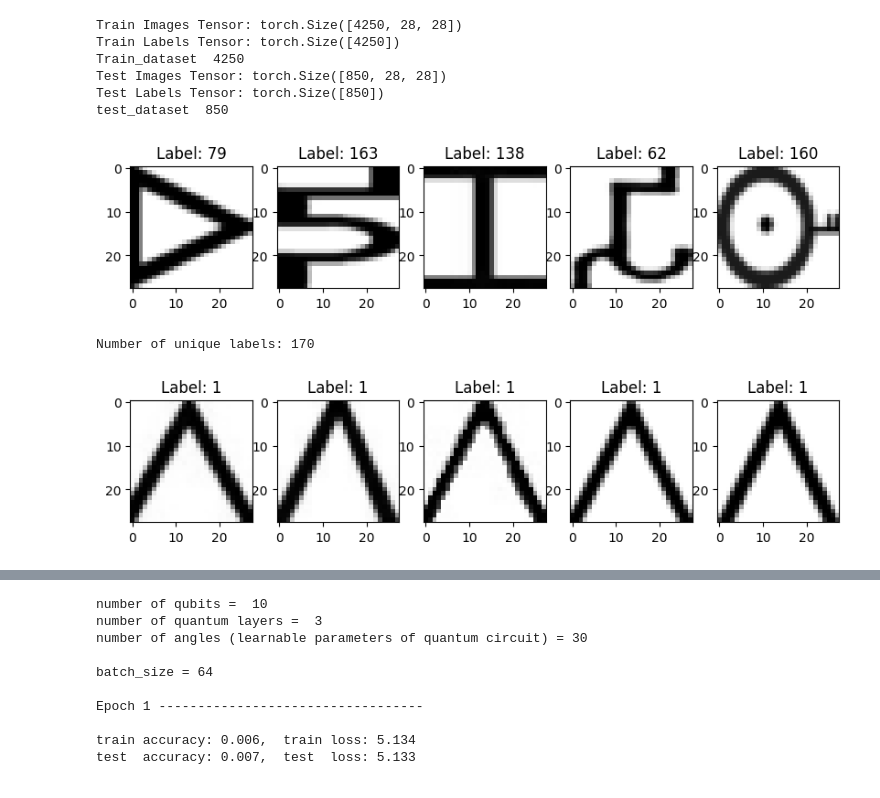
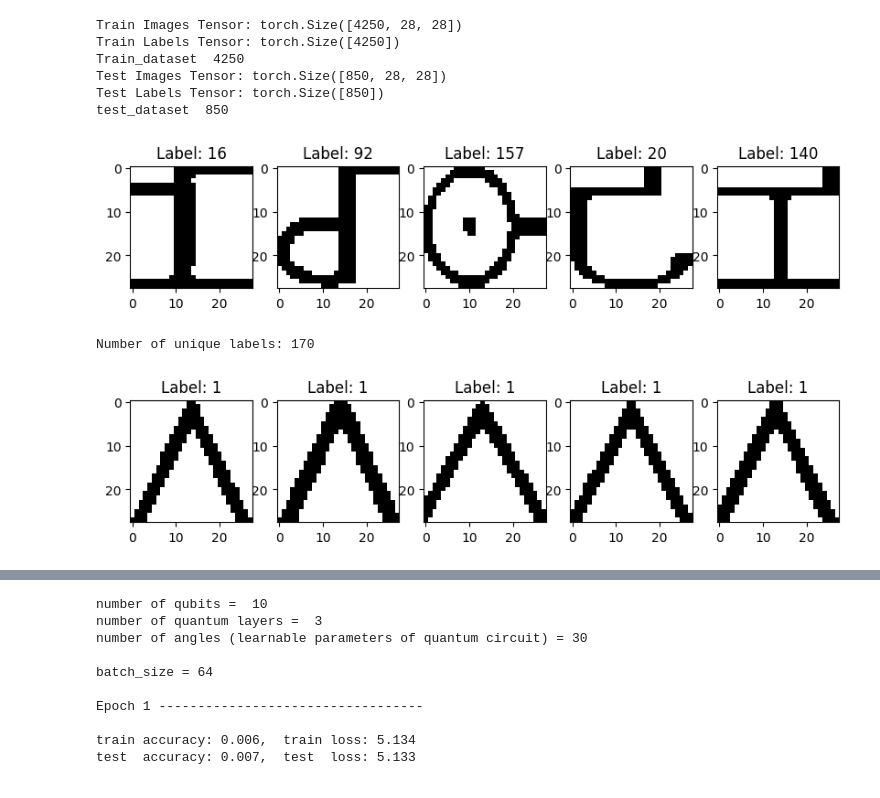
Before and after one commit to ashishar/q_character, a Jupyter notebook: Brahmi_with_qnn_and_bayesian.ipynb, the cells around one changed output, grey strips where cells are left out. Cells and saved outputs as stored; diff of their text form; code cells hidden in the pictures.

```diff
--- a/Brahmi_with_qnn_and_bayesian.ipynb
+++ b/Brahmi_with_qnn_and_bayesian.ipynb
@@ -438,6 +105,7 @@ replace /content/data/Text/1.jpg? [y]es, [n]o, [A]ll, [N]one, [r]ename:
 import torch
 from torchvision import datasets, transforms
 from torch.utils.data import DataLoader, TensorDataset
+import torch.nn.functional as F
 
 
 # Step 1: Define the transforms for the training and testing data
@@ -455,6 +123,9 @@ test_transforms = transforms.Compose([
     transforms.ToTensor(),
     transforms.Normalize([0.485, 0.456, 0.406], [0.229, 0.224, 0.225])
 ])
+
+def one_hot_encode(labels, num_classes):
+    return F.one_hot(labels, num_classes).float()
 
 # Step 2: Load the datasets using ImageFolder
 train_dataset = datasets.ImageFolder(root='/content/data/train', transform=train_transforms)
@@ -483,8 +154,18 @@ if train_images_tensor.is_cuda:
 train_images = (train_images_tensor * weights).sum(dim=1, keepdim=True)
 train_images=  train_images.squeeze(1)
 
+# Binarize the images
+train_images = (train_images > 0).float()
+
+num_classes = 170
+
+# one hot encoding
+train_labels_one = one_hot_encode(train_labels, num_classes)
+
+
 # Create a train in TensorDataset
-train_dataset = TensorDataset(train_images, train_labels)
+#train_dataset = TensorDataset(train_images, train_labels)
+train_dataset = TensorDataset(train_images, train_labels_one)
 
 # Check the shape of the output
 # Check the shapes
@@ -508,14 +189,21 @@ test_labels = torch.tensor(test_labels)  # Converts label list to tensor
 # Convert RGB to grayscale
 test_images = (test_images_tensor * weights).sum(dim=1, keepdim=True)
 test_images =  test_images.squeeze(1)
+#binarize
+test_images = (test_images > 0).float()
 
 # Check the shape of the output
 # Check the shapes
 print(f"Test Images Tensor: {test_images.shape}")  # Expected: [num_samples, channels, height, width]
 print(f"Test Labels Tensor: {test_labels.shape}")  # Expected: [num_samples] # Should be [850, 28,28]
 
+# one hot encoding
+test_labels_one = one_hot_encode(test_labels, num_classes)
+
 # Create a TensorDataset
-test_dataset = TensorDataset(test_images, test_labels)
+#test_dataset = TensorDataset(test_images, test_labels)
+test_dataset = TensorDataset(test_images, test_labels_one)
+
 print("test_dataset ",len(test_dataset))
 
 # # Example: Iterate over the train_loader
@@ -540,19 +228,20 @@ test_dataset  850
 # %%
 import matplotlib.pyplot as plt
 
 # Plotting function
 def plot_images(images, labels, num_images=5):
   fig, axes = plt.subplots(1, num_images, figsize=(10, 2))
   for i, ax in enumerate(axes):
     ax.imshow(images[i], cmap='gray')
-    ax.set_title(f'Label: {labels[i]}')
+    ax.set_title(f'Label: {labels[i].nonzero(as_tuple=True)[0].item()}')
     ax.axis('on')
+    #print("label ", labels[i] )
   plt.show()
 
 # Display the first 5 images and labels
 for features, labels in train_loader:
   plot_images(features, labels, 5)
   break  # Only process the first batch#
 # %% [output]
-[figure, old version]
+[figure, new version]
 # %%
@@ -573,11 +263,11 @@ def plot_images_by_label(dataloader, specific_label, num_images=5):
 
     for images, labels in dataloader:
         for image, label in zip(images, labels):
-            if label.item() == specific_label:  # Check if the label matches
+            if label.nonzero(as_tuple=True)[0].item() == specific_label:  # Check if the label matches
                 count += 1
                 ax = plt.subplot(1, num_images, count)  # Create a subplot for each image
                 ax.imshow(image.squeeze(), cmap='gray')  # Display image, squeeze() is used to remove extra dimensions if any
-                ax.title.set_text(f'Label: {label.item()}')
+                ax.title.set_text(f'Label: {label.nonzero(as_tuple=True)[0].item()}')
                 ax.axis('on')  # Turn off axis
 
                 if count == num_images:  # Only display a specific number of images
@@ -592,4 +282,4 @@ for i in range(2):
   clear_output(wait=True)  # Clear the current output and wait for new output
   time.sleep(0.01)  # Pause for a second to simulate time taken in an iteration
 # %% [output]
-[figure, old version]
+[figure, new version]
```
Also changed, not shown: parts of 12 cells of this notebook.
